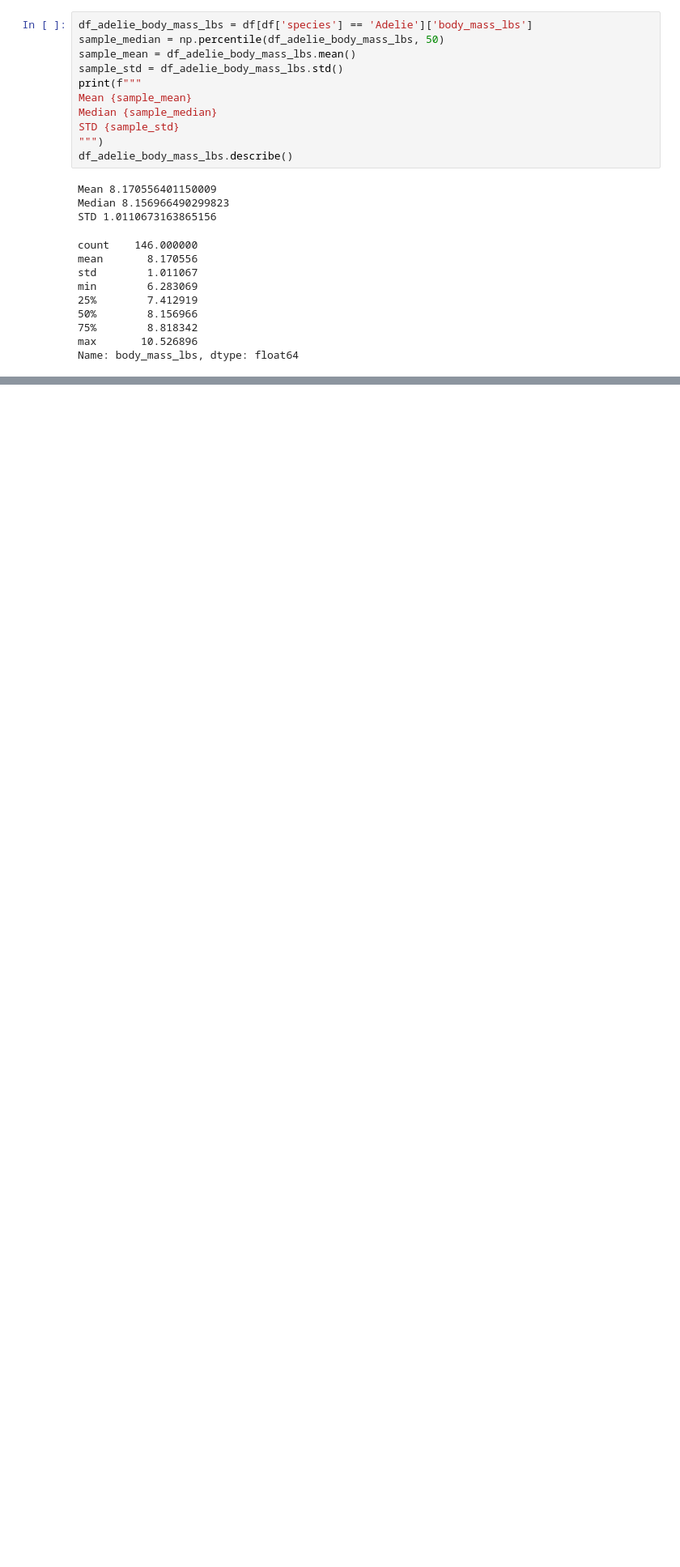
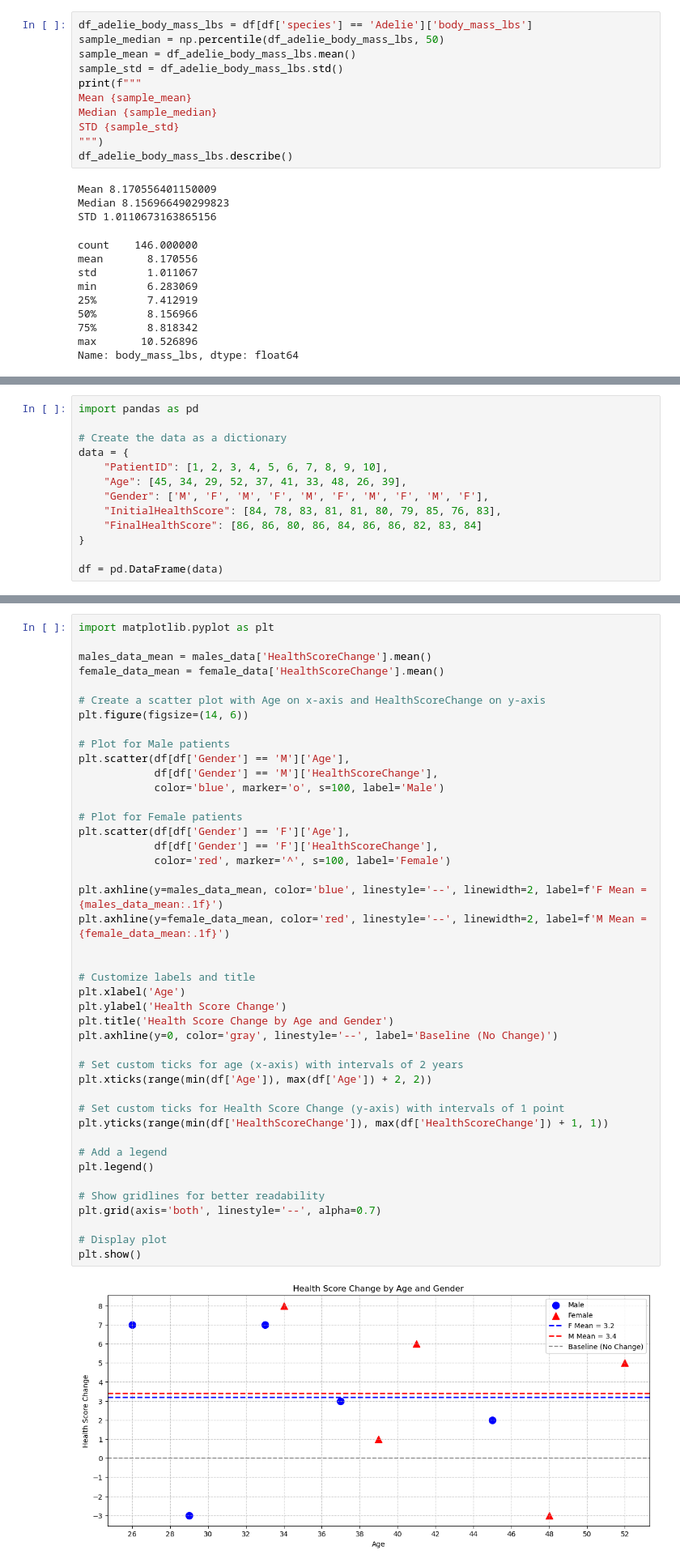
Before and after one commit to LucaPiccone/sta130, a Jupyter notebook: HW/HW_04.ipynb, the cells around one changed output, grey strips where cells are left out. Shown at 81% size. Saved outputs shown, nothing was run; the diff lists cells and outputs as text; blank space fills up the shorter version.

```diff
--- a/HW/HW_04.ipynb
+++ b/HW/HW_04.ipynb
@@ -302,0 +402,13 @@ plt.show()
+# %%
+import pandas as pd
+
+# Create the data as a dictionary
+data = {
+    "PatientID": [1, 2, 3, 4, 5, 6, 7, 8, 9, 10],
+    "Age": [45, 34, 29, 52, 37, 41, 33, 48, 26, 39],
+    "Gender": ['M', 'F', 'M', 'F', 'M', 'F', 'M', 'F', 'M', 'F'],
+    "InitialHealthScore": [84, 78, 83, 81, 81, 80, 79, 85, 76, 83],
+    "FinalHealthScore": [86, 86, 80, 86, 84, 86, 86, 82, 83, 84]
+}
+
+df = pd.DataFrame(data)
@@ -302,0 +554,45 @@ plt.show()
+# %%
+import matplotlib.pyplot as plt
+
+males_data_mean = males_data['HealthScoreChange'].mean()
+female_data_mean = female_data['HealthScoreChange'].mean()
+
+# Create a scatter plot with Age on x-axis and HealthScoreChange on y-axis
+plt.figure(figsize=(14, 6))
+
+# Plot for Male patients
+plt.scatter(df[df['Gender'] == 'M']['Age'],
+            df[df['Gender'] == 'M']['HealthScoreChange'],
+            color='blue', marker='o', s=100, label='Male')
+
+# Plot for Female patients
+plt.scatter(df[df['Gender'] == 'F']['Age'],
+            df[df['Gender'] == 'F']['HealthScoreChange'],
+            color='red', marker='^', s=100, label='Female')
+
+plt.axhline(y=males_data_mean, color='blue', linestyle='--', linewidth=2, label=f'F Mean = {males_data_mean:.1f}')
+plt.axhline(y=female_data_mean, color='red', linestyle='--', linewidth=2, label=f'M Mean = {female_data_mean:.1f}')
+
+
+# Customize labels and title
+plt.xlabel('Age')
+plt.ylabel('Health Score Change')
+plt.title('Health Score Change by Age and Gender')
+plt.axhline(y=0, color='gray', linestyle='--', label='Baseline (No Change)')
+
+# Set custom ticks for age (x-axis) with intervals of 2 years
+plt.xticks(range(min(df['Age']), max(df['Age']) + 2, 2))
+
+# Set custom ticks for Health Score Change (y-axis) with intervals of 1 point
+plt.yticks(range(min(df['HealthScoreChange']), max(df['HealthScoreChange']) + 1, 1))
+
+# Add a legend
+plt.legend()
+
+# Show gridlines for better readability
+plt.grid(axis='both', linestyle='--', alpha=0.7)
+
+# Display plot
+plt.show()
+# %% [output]
+[figure, added]
```
Also changed, not shown: parts of 34 cells of this notebook, 2 other files.
